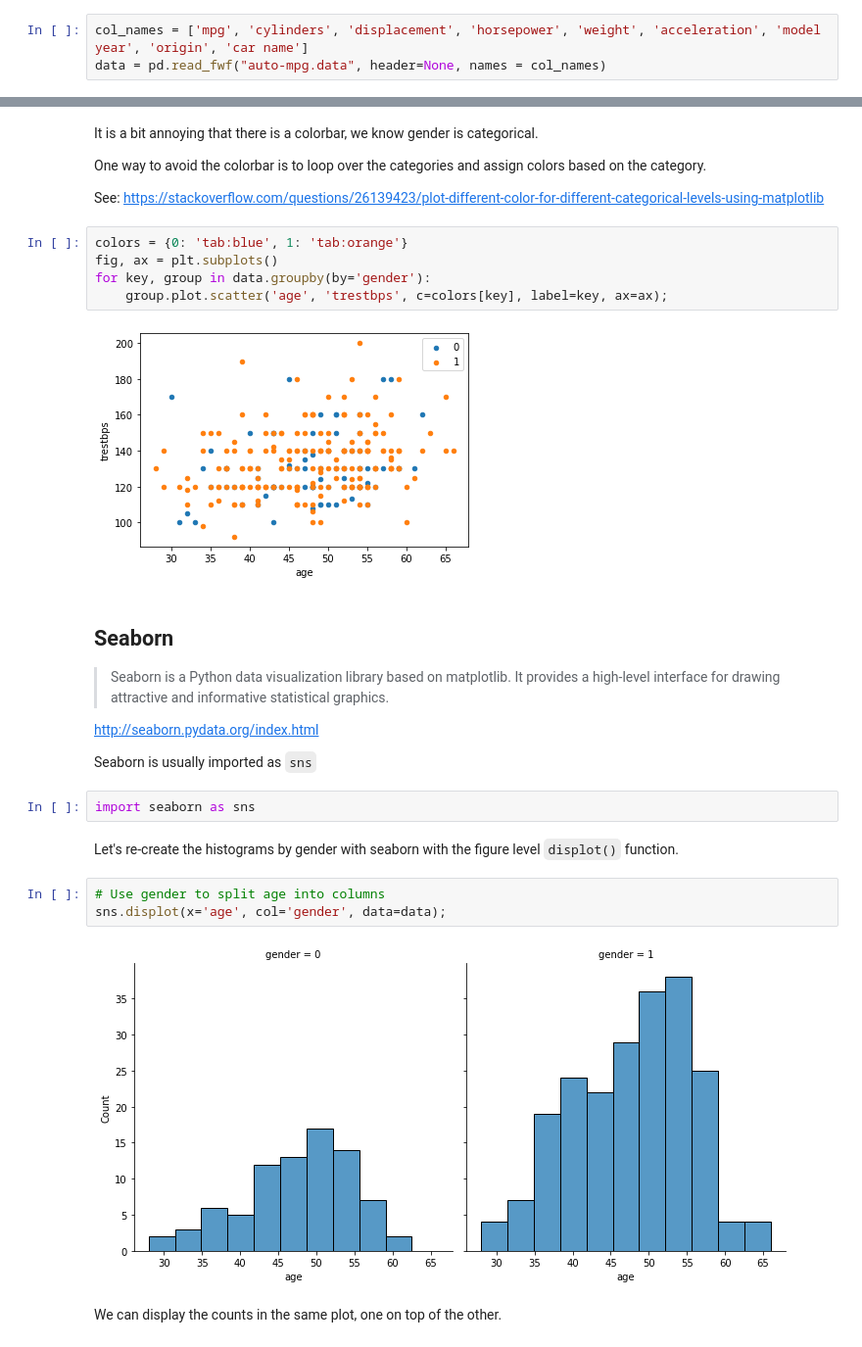
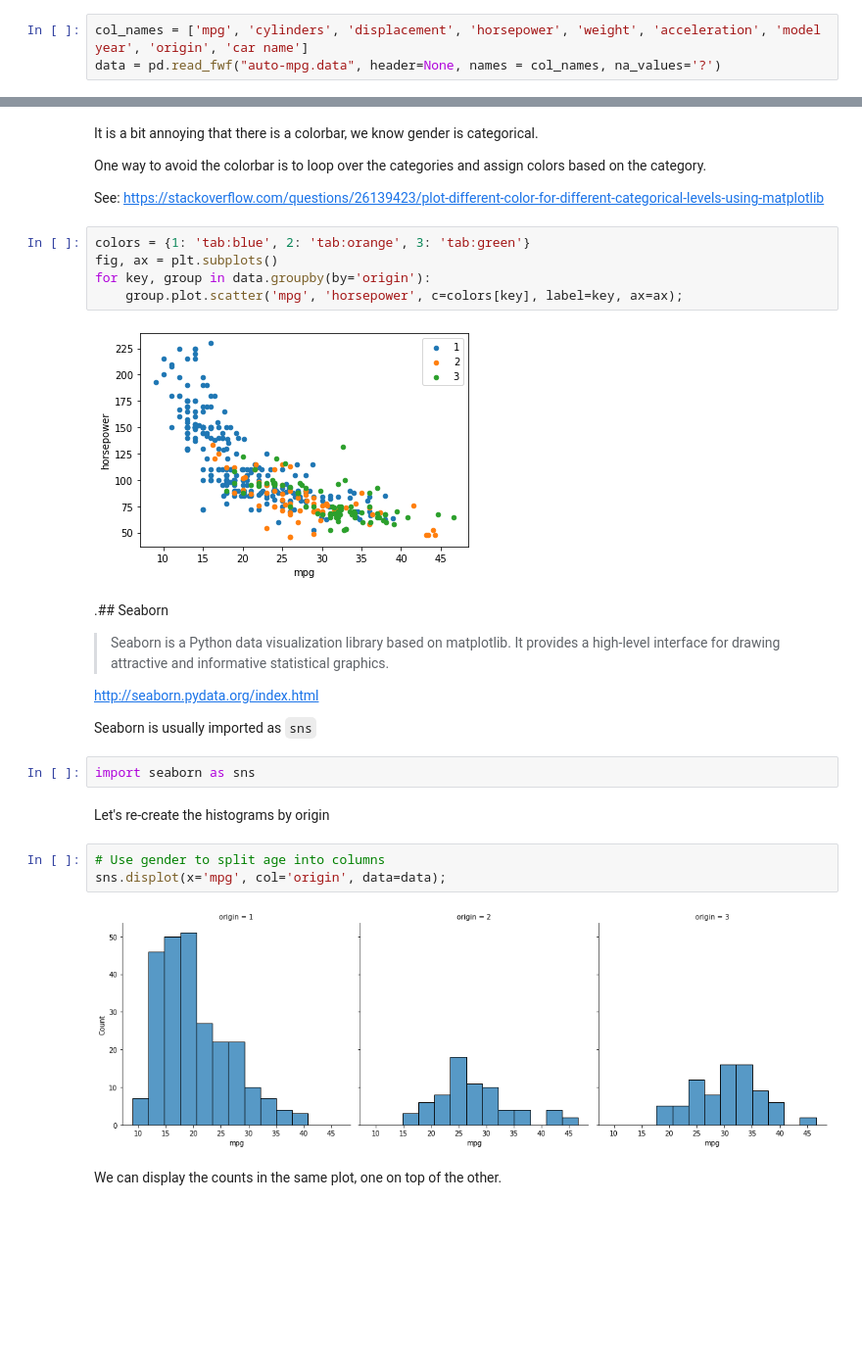
Before and after one commit to ENSF611/lab0-data-and-visualization-review-rbawah, a Jupyter notebook: lab0-visualization-auto_mpg.ipynb, the cells around one changed output, grey strips where cells are left out. Shown at 98% size. Drawn from its saved outputs; the diff is of its cells as text; blank space fills up the shorter version.

```diff
--- a/lab0-visualization-auto_mpg.ipynb
+++ b/lab0-visualization-auto_mpg.ipynb
@@ -71,7 +66,7 @@ operable program or batch file.
 ## Plotting with pandas
 # %%
 col_names = ['mpg', 'cylinders', 'displacement', 'horsepower', 'weight', 'acceleration', 'model year', 'origin', 'car name']
-data = pd.read_fwf("auto-mpg.data", header=None, names = col_names)
+data = pd.read_fwf("auto-mpg.data", header=None, names = col_names, na_values='?')
 # %% [markdown]
 Plotting all columns, works, but does not provide a lot of insight.
 # %%
@@ -135,14 +124,14 @@ One way to avoid the colorbar is to loop over the categories and assign colors b
 See:
 https://stackoverflow.com/questions/26139423/plot-different-color-for-different-categorical-levels-using-matplotlib
 # %%
-colors = {0: 'tab:blue', 1: 'tab:orange'}
+colors = {1: 'tab:blue', 2: 'tab:orange', 3: 'tab:green'}
 fig, ax = plt.subplots()
-for key, group in data.groupby(by='gender'):
-    group.plot.scatter('age', 'trestbps', c=colors[key], label=key, ax=ax);
+for key, group in data.groupby(by='origin'):
+    group.plot.scatter('mpg', 'horsepower', c=colors[key], label=key, ax=ax);
 # %% [output]
-[figure, old version]
+[figure, new version]
 # %% [markdown]
-## Seaborn
+.## Seaborn
 >Seaborn is a Python data visualization library based on matplotlib. It provides a high-level interface for drawing attractive and informative statistical graphics.
 
 http://seaborn.pydata.org/index.html
@@ -151,12 +140,12 @@ Seaborn is usually imported as `sns`
 # %%
 import seaborn as sns
 # %% [markdown]
-Let's re-create the histograms by gender with seaborn with the figure level `displot()` function.
+Let's re-create the histograms by origin
 # %%
 # Use gender to split age into columns
-sns.displot(x='age', col='gender', data=data);
+sns.displot(x='mpg', col='origin', data=data);
 # %% [output]
-[figure, old version]
+[figure, new version]
 # %% [markdown]
 We can display the counts in the same plot, one on top of the other.
 # %%
```
Also changed, not shown: parts of 20 cells of this notebook.
